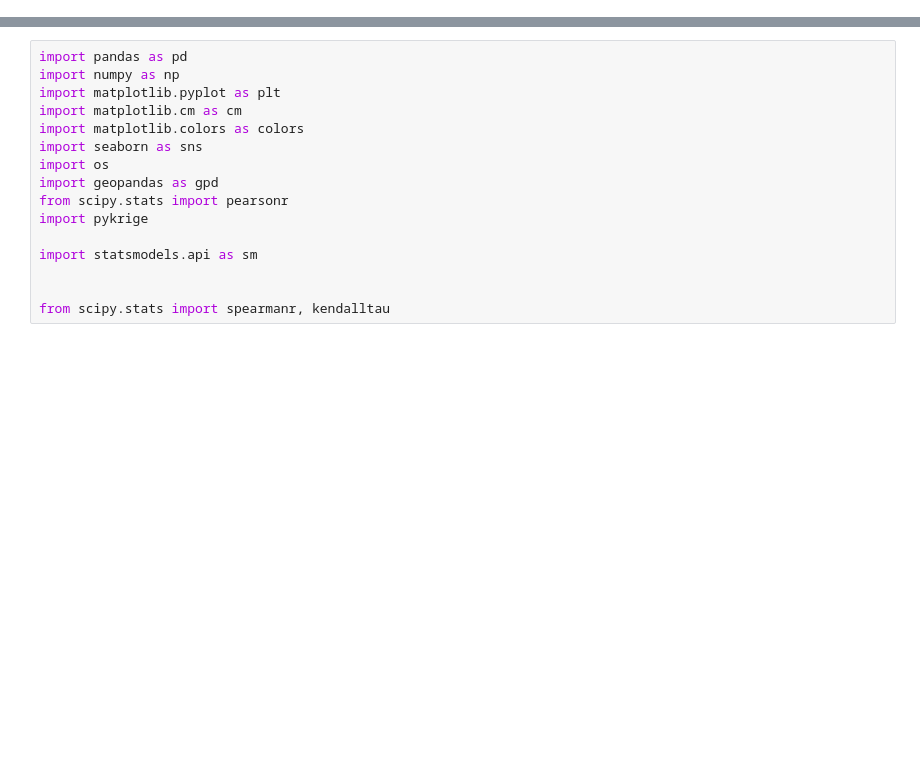
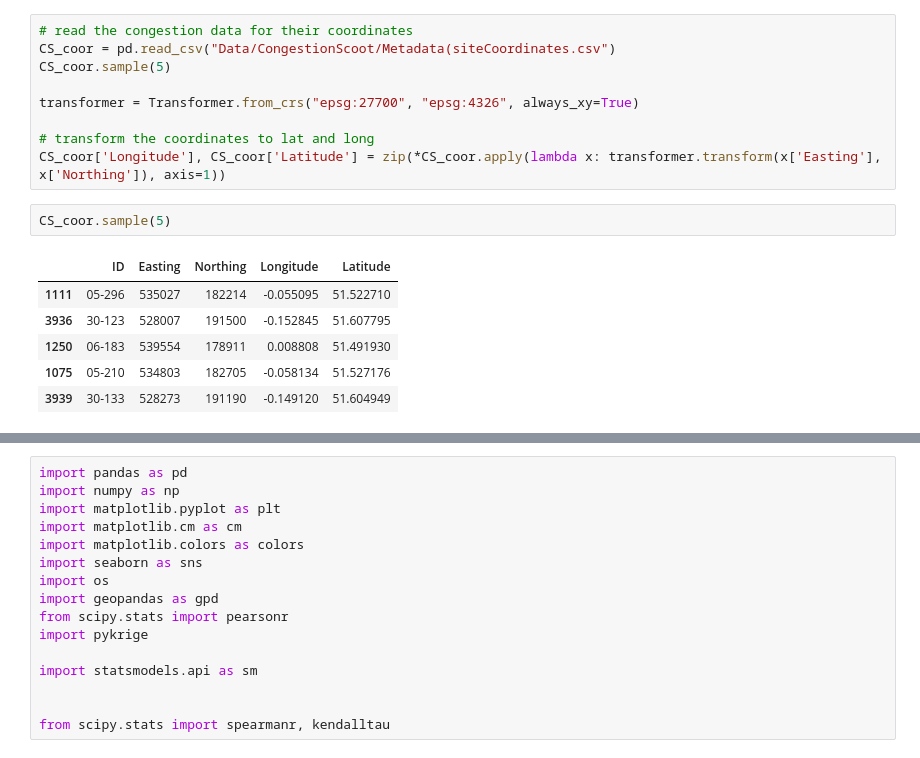
Before and after one commit to BohaoSuCC/2024CUSPLondonDataDive, a Jupyter notebook: 01_BasicCorrelationTest.ipynb, the cells around one changed output, grey strips where cells are left out. Cells and saved outputs as stored; diff of their text form; blank space fills up the shorter version.

```diff
--- a/01_BasicCorrelationTest.ipynb
+++ b/01_BasicCorrelationTest.ipynb
@@ -0,0 +39,18 @@
+# %%
+# read the congestion data for their coordinates
+CS_coor = pd.read_csv("Data/CongestionScoot/Metadata(siteCoordinates.csv")
+CS_coor.sample(5)
+
+transformer = Transformer.from_crs("epsg:27700", "epsg:4326", always_xy=True)
+
+# transform the coordinates to lat and long
+CS_coor['Longitude'], CS_coor['Latitude'] = zip(*CS_coor.apply(lambda x: transformer.transform(x['Easting'], x['Northing']), axis=1))
+# %%
+CS_coor.sample(5)
+# %% [output]
+|  | ID | Easting | Northing | Longitude | Latitude |
+| 1111 | 05-296 | 535027 | 182214 | -0.055095 | 51.522710 |
+| 3936 | 30-123 | 528007 | 191500 | -0.152845 | 51.607795 |
+| 1250 | 06-183 | 539554 | 178911 | 0.008808 | 51.491930 |
+| 1075 | 05-210 | 534803 | 182705 | -0.058134 | 51.527176 |
+| 3939 | 30-133 | 528273 | 191190 | -0.149120 | 51.604949 |
```
Also changed, not shown: parts of 21 cells of this notebook, 2 other files.
